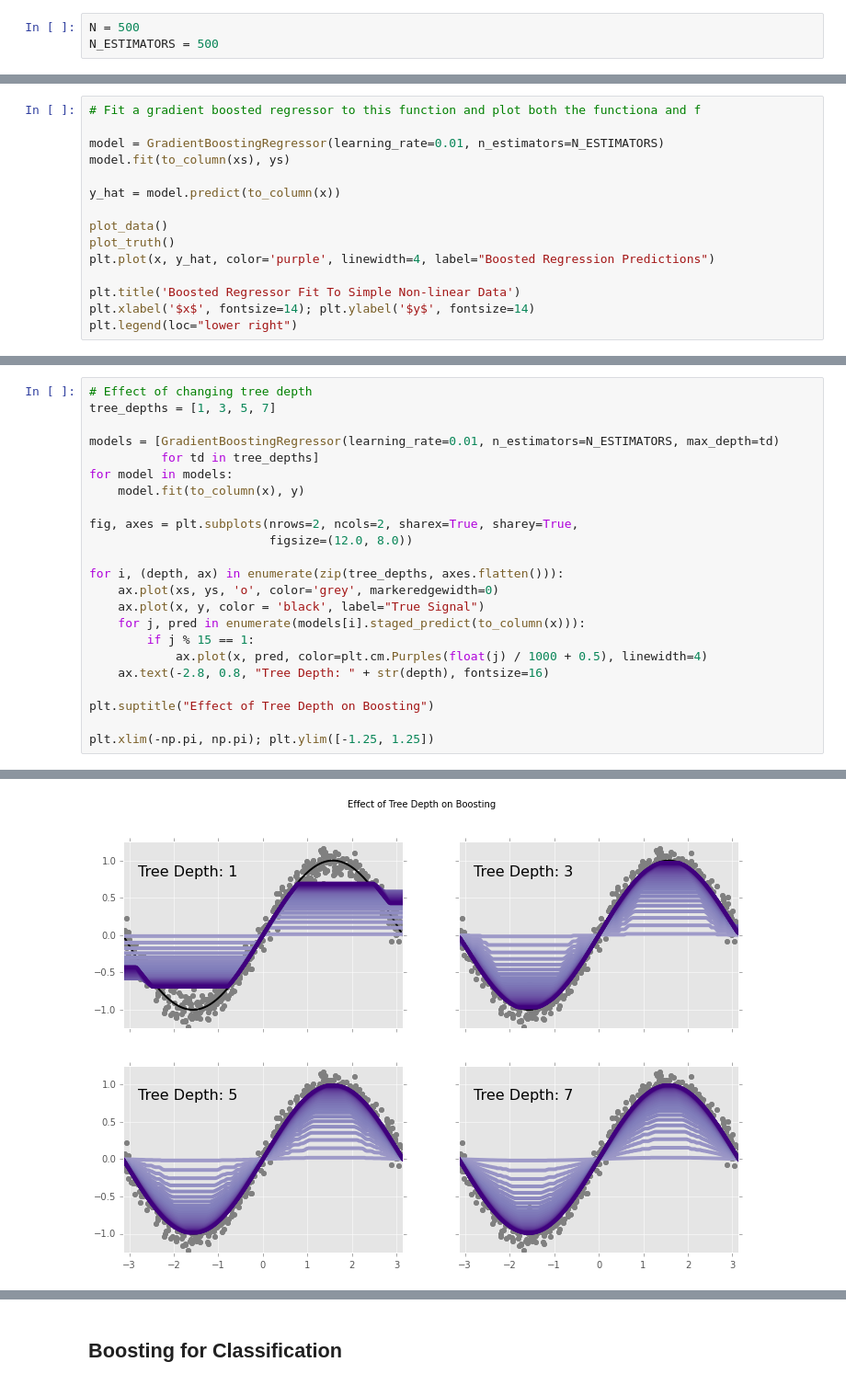
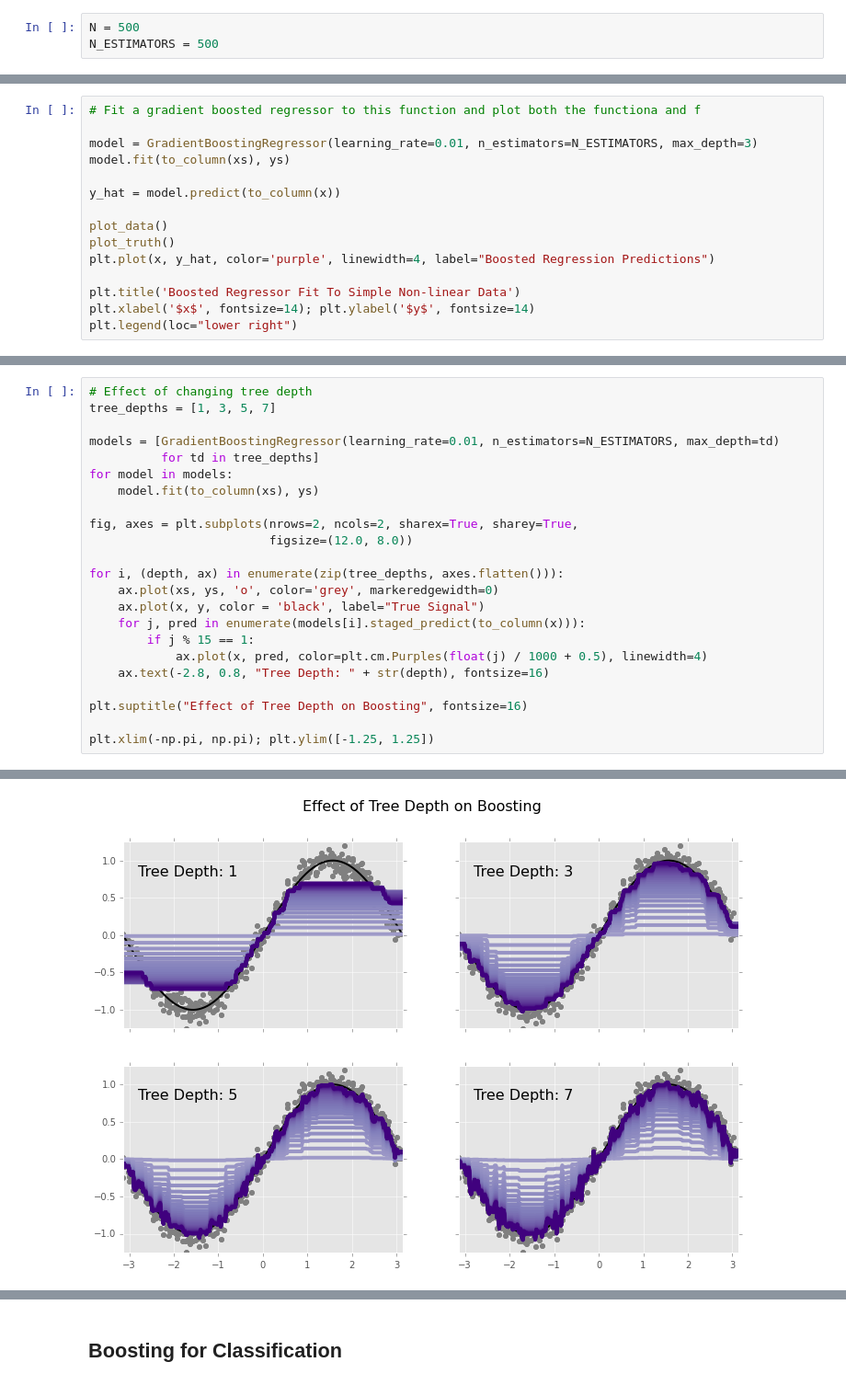
Before and after one commit to madrury/boosting-presentation, a Jupyter notebook: Boosting-Presentation-Galvanize.ipynb, the cells around one changed output, grey strips where cells are left out. Shown at 92% size. Drawn from its saved outputs; the diff is of its cells as text.

```diff
--- a/Boosting-Presentation-Galvanize.ipynb
+++ b/Boosting-Presentation-Galvanize.ipynb
@@ -67,7 +68,7 @@ plt.legend(loc="lower right")
 # %%
 # Fit a gradient boosted regressor to this function and plot both the functiona and f
 
-model = GradientBoostingRegressor(learning_rate=0.01, n_estimators=N_ESTIMATORS)
+model = GradientBoostingRegressor(learning_rate=0.01, n_estimators=N_ESTIMATORS, max_depth=3)
 model.fit(to_column(xs), ys)
 
 y_hat = model.predict(to_column(x))
@@ -121,29 +122,29 @@ plt.title("Boosting Statges Over Time")
 # %%
 # Effect of changing tree depth
 tree_depths = [1, 3, 5, 7]
 
 models = [GradientBoostingRegressor(learning_rate=0.01, n_estimators=N_ESTIMATORS, max_depth=td)
           for td in tree_depths]
 for model in models:
-    model.fit(to_column(x), y)
+    model.fit(to_column(xs), ys)
 
 fig, axes = plt.subplots(nrows=2, ncols=2, sharex=True, sharey=True,
                          figsize=(12.0, 8.0))
 
 for i, (depth, ax) in enumerate(zip(tree_depths, axes.flatten())):
     ax.plot(xs, ys, 'o', color='grey', markeredgewidth=0)
     ax.plot(x, y, color = 'black', label="True Signal")
     for j, pred in enumerate(models[i].staged_predict(to_column(x))):
         if j % 15 == 1:
             ax.plot(x, pred, color=plt.cm.Purples(float(j) / 1000 + 0.5), linewidth=4)
     ax.text(-2.8, 0.8, "Tree Depth: " + str(depth), fontsize=16)
 
-plt.suptitle("Effect of Tree Depth on Boosting")
+plt.suptitle("Effect of Tree Depth on Boosting", fontsize=16)
 
 plt.xlim(-np.pi, np.pi); plt.ylim([-1.25, 1.25])
 # %% [output]
 (-1.25, 1.25)
-[figure, old version]
+[figure, new version]
 # %%
 # Boosting can even handle complex, discontinuous loss functions
 
```
Also changed, not shown: parts of 18 cells of this notebook.
